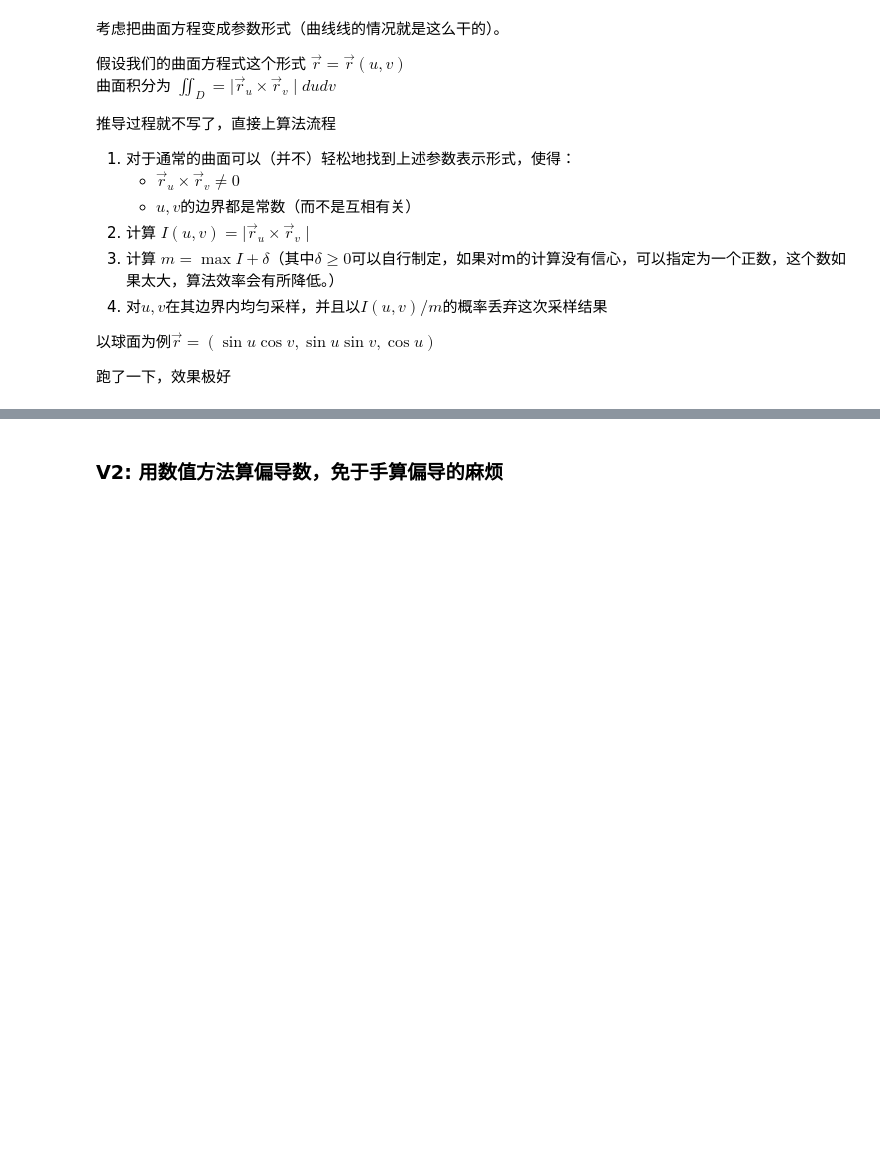
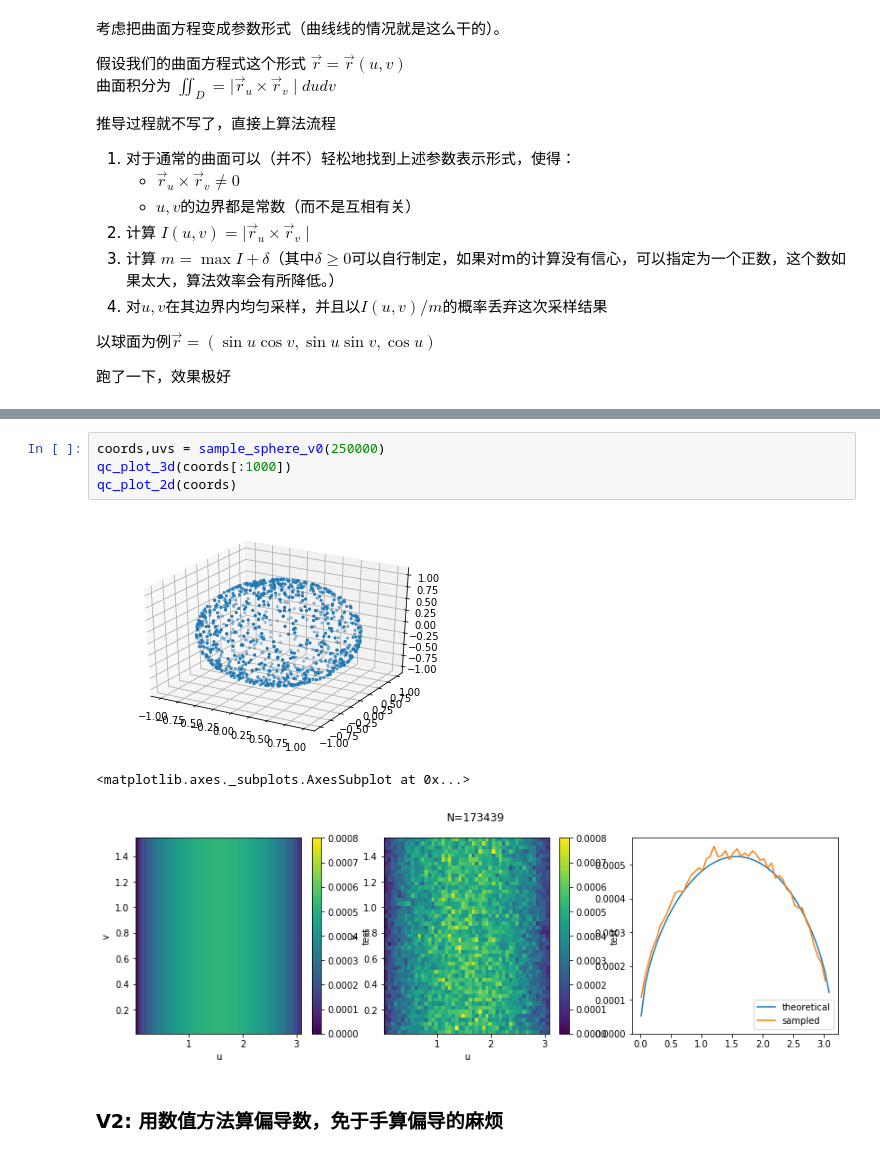
Before and after one commit to MathAndAlgo/DiscussionBoard, a Jupyter notebook: 20190819-曲面上随机采样.ipynb, the cells around one changed output, grey strips where cells are left out. Saved outputs shown, nothing was run; the diff lists cells and outputs as text; blank space fills up the shorter version.

```diff
--- a/20190819-曲面上随机采样.ipynb
+++ b/20190819-曲面上随机采样.ipynb
@@ -360,3 +422,11 @@ plt.show()
+# %%
+coords,uvs = sample_sphere_v0(250000)
+qc_plot_3d(coords[:1000])
+qc_plot_2d(coords)
+# %% [output]
+[figure, added]
+<matplotlib.axes._subplots.AxesSubplot at 0x...>
+[figure, added]
 # %% [markdown]
 ### V2: 用数值方法算偏导数，免于手算偏导的麻烦
 # %%
```
Also changed, not shown: parts of 4 cells of this notebook, 1 other file.
